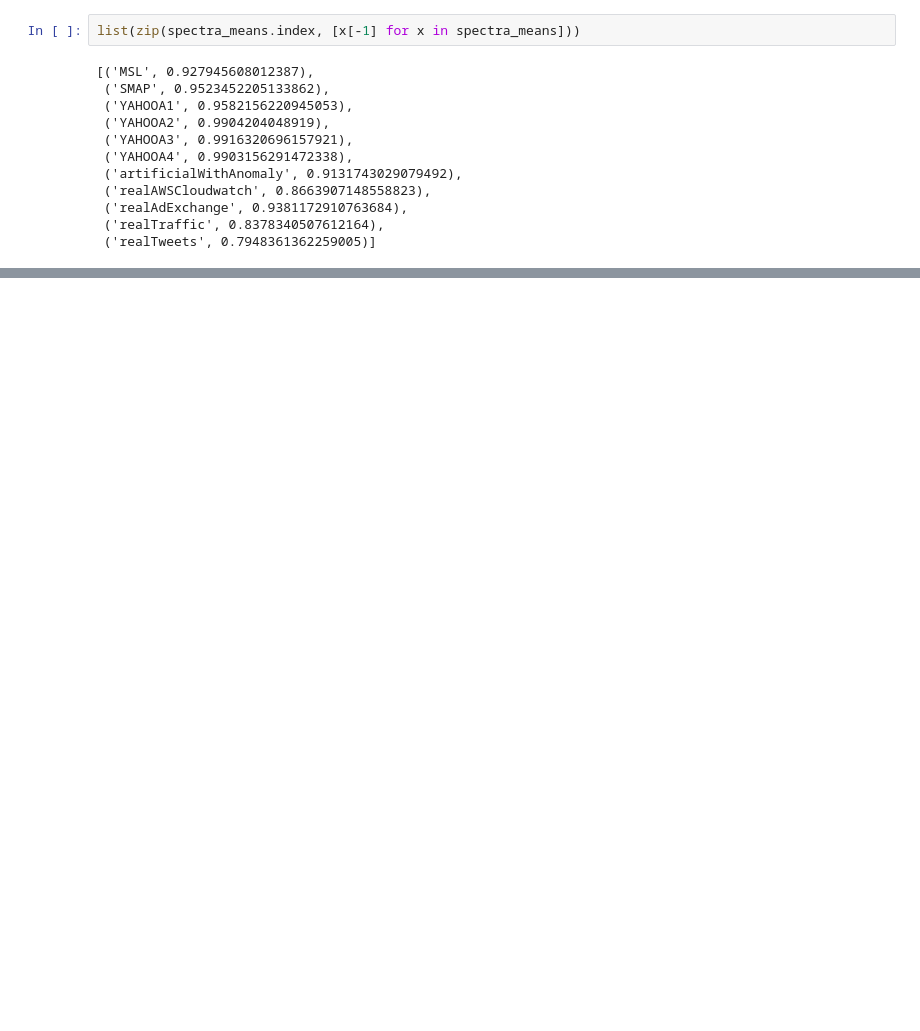
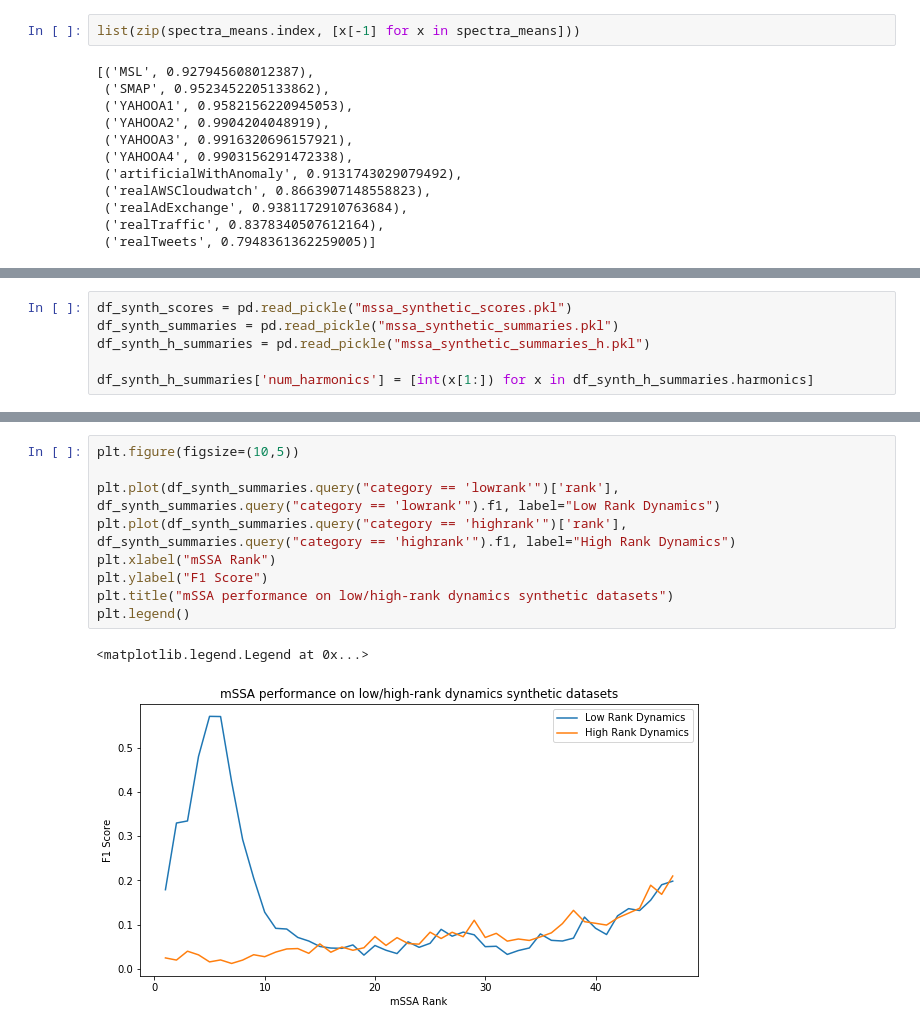
Before and after one commit to amlatyrngom/ml_project_bench, a Jupyter notebook: presentation_figures.ipynb, the cells around one changed output, grey strips where cells are left out. Cells and saved outputs as stored; diff of their text form; blank space fills up the shorter version.

```diff
--- a/presentation_figures.ipynb
+++ b/presentation_figures.ipynb
@@ -355,0 +364,6 @@ MSL	SMAP	YAHOOA1	YAHOOA2	YAHOOA3	YAHOOA4	artificialWithAnomaly	realAWSCloudwatch
+# %%
+df_synth_scores = pd.read_pickle("mssa_synthetic_scores.pkl")
+df_synth_summaries = pd.read_pickle("mssa_synthetic_summaries.pkl")
+df_synth_h_summaries = pd.read_pickle("mssa_synthetic_summaries_h.pkl")
+
+df_synth_h_summaries['num_harmonics'] = [int(x[1:]) for x in df_synth_h_summaries.harmonics]
@@ -355,0 +406,12 @@ MSL	SMAP	YAHOOA1	YAHOOA2	YAHOOA3	YAHOOA4	artificialWithAnomaly	realAWSCloudwatch
+# %%
+plt.figure(figsize=(10,5))
+
+plt.plot(df_synth_summaries.query("category == 'lowrank'")['rank'], df_synth_summaries.query("category == 'lowrank'").f1, label="Low Rank Dynamics")
+plt.plot(df_synth_summaries.query("category == 'highrank'")['rank'], df_synth_summaries.query("category == 'highrank'").f1, label="High Rank Dynamics")
+plt.xlabel("mSSA Rank")
+plt.ylabel("F1 Score")
+plt.title("mSSA performance on low/high-rank dynamics synthetic datasets")
+plt.legend()
+# %% [output]
+<matplotlib.legend.Legend at 0x...>
+[figure, added]
```
Also changed, not shown: parts of 15 cells of this notebook.
